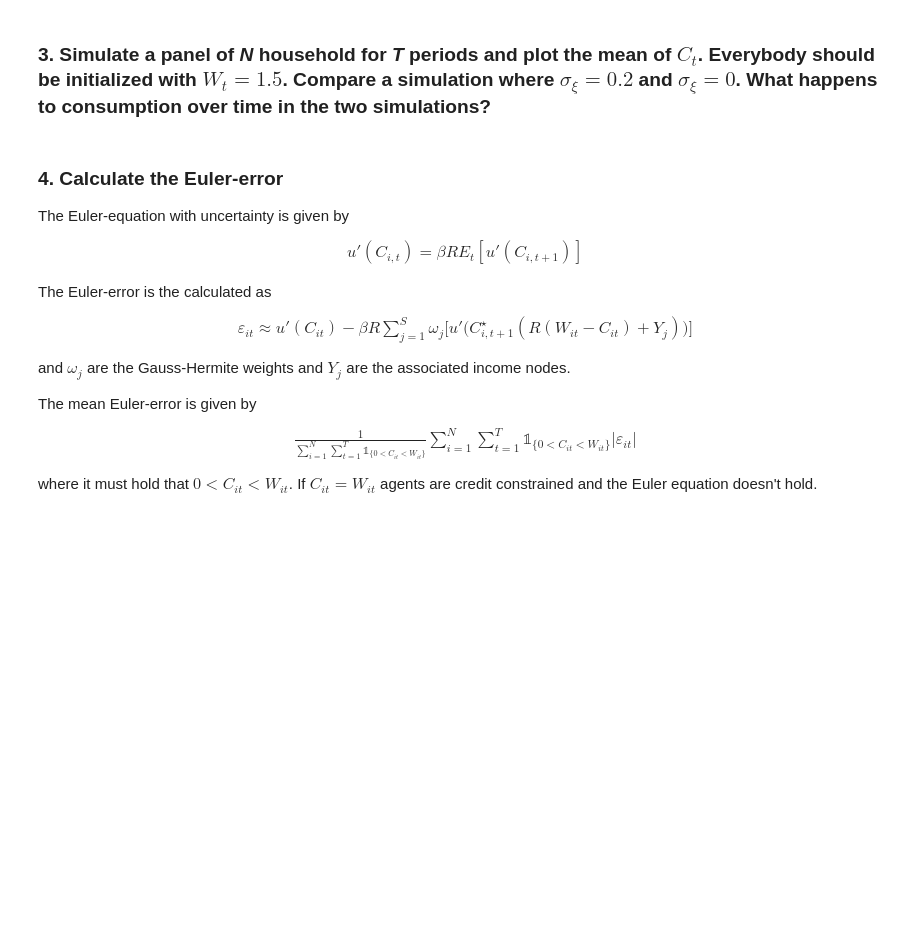
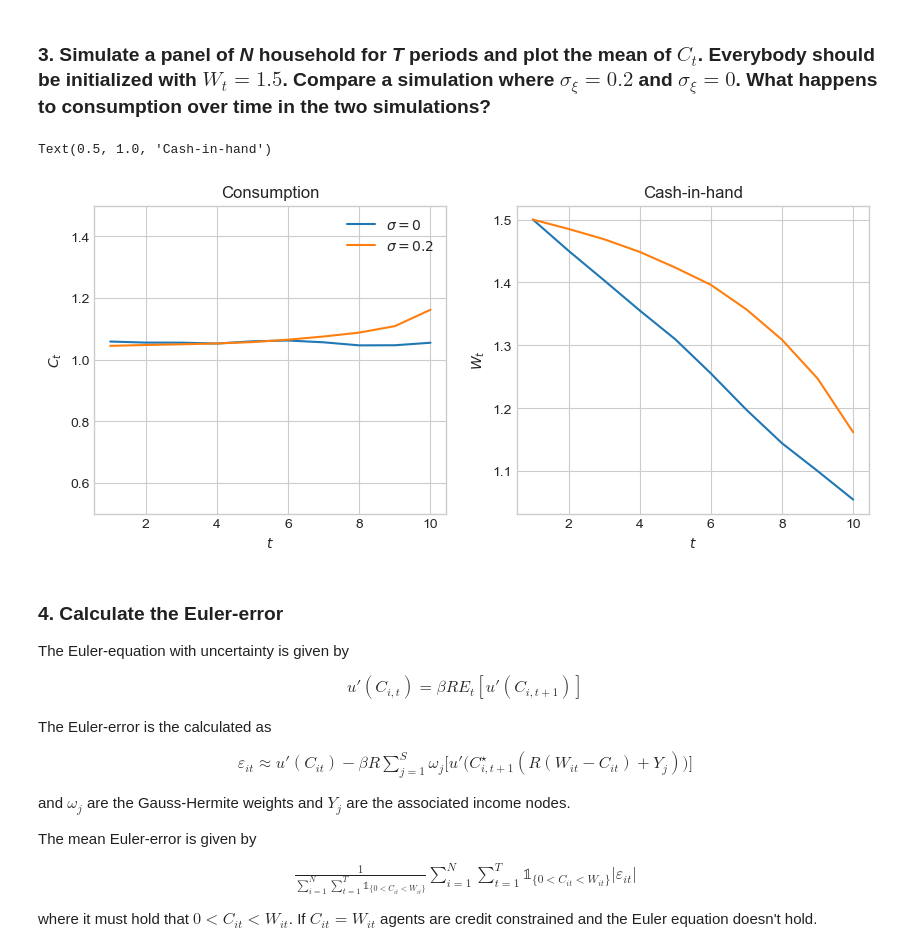
Before and after one commit to juliekrabek123/dp_ucph_new_new, a Jupyter notebook: 1_theory_tools/exercises/ex_ante/06_deaton_model.ipynb, the cells around one changed output. Drawn from its saved outputs; the diff is of its cells as text; code cells hidden in the pictures; blank space fills up the shorter version.

```diff
--- a/1_theory_tools/exercises/ex_ante/06_deaton_model.ipynb
+++ b/1_theory_tools/exercises/ex_ante/06_deaton_model.ipynb
@@ -97,49 +100,52 @@ def simulate(sol, par):
     class sim: pass
     shape = (par.simN, par.T)
     sim.W = par.W_ini*np.ones(shape)
-    sim.C = np.nan +np.zeros(shape)
+    sim.C = np.nan + np.zeros(shape)
 
     # Simulate
-    np.random.seed(2022) #Seed value, it ensures that the computer draw the same "random"-numbers each time
+    np.random.seed(2022)  # Seed value, it ensures that the computer draw the same "random"-numbers each time
 
     for t in range(par.T):
-
-
-        # fill in
-
+        sim.C[:,t] = np.interp(sim.W[:,t],sol.grid_W[:,t],sol.C[:,t])   # Interpolerer consumption
+        Y = np.exp(np.random.normal(par.mu, par.sigma, par.simN))       # Draw epsilons from log-normal
+        if t<par.T-1:
+            sim.W[:,t+1] = par.R*(sim.W[:,t]-sim.C[:,t])+Y              # Wt+1 = R(W1-C1) + Yt+1
     return sim
 
 
 # Simulation for sigma=0
 sol_sigma_0 = ex6.solve_consumption_deaton(par_sigma_0)
 sim_sigma_0 = simulate(sol_sigma_0,par_sigma_0)
 sim_C_sigma_0 = np.mean(sim_sigma_0.C, axis=0) #Mean over individuals
 sim_W_sigma_0 = np.mean(sim_sigma_0.W, axis=0) #Mean over individuals
 
 
 # Simulation for sigma=0.2
 sim = simulate(sol,par)
-sim_C = np.mean(sim.C, axis=0) #Mean over individuals
-sim_W = np.mean(sim.W, axis=0) #Mean over individuals
+sim_C = np.mean(sim.C, axis=0) # Mean over individuals
+sim_W = np.mean(sim.W, axis=0) # Mean over individuals
 
 #Plot
-fig = plt.figure(figsize=(10,4))# figsize is in inches...
+fig = plt.figure(figsize=(10,4))  # figsize is in inches...
 
 ax1 = fig.add_subplot(1,2,1)
 ax1.plot(range(1,par_sigma_0.T+1),sim_C_sigma_0, label='$\sigma = 0$')
 ax1.plot(range(1,par.T+1),sim_C, label='$\sigma = 0.2$')
 ax1.set_ylabel('$C_t$')
 ax1.set_xlabel('$t$')
 ax1.set_title('Consumption')
 ax1.set_ylim(0.5,1.5)
 ax1.legend()
 
 ax2 = fig.add_subplot(1,2,2)
 ax2.plot(range(1,par_sigma_0.T+1),sim_W_sigma_0, label='$\sigma = 0$')
 ax2.plot(range(1,par.T+1),sim_W, label='$\sigma = 0.2$')
 ax2.set_ylabel('$W_t$')
 ax2.set_xlabel('$t$')
 ax2.set_title('Cash-in-hand')
+# %% [output]
+Text(0.5, 1.0, 'Cash-in-hand')
+[figure, added]
 # %% [markdown]
 ### 4. Calculate the Euler-error
 The Euler-equation with uncertainty is given by
```
Also changed, not shown: parts of 8 cells of this notebook.
